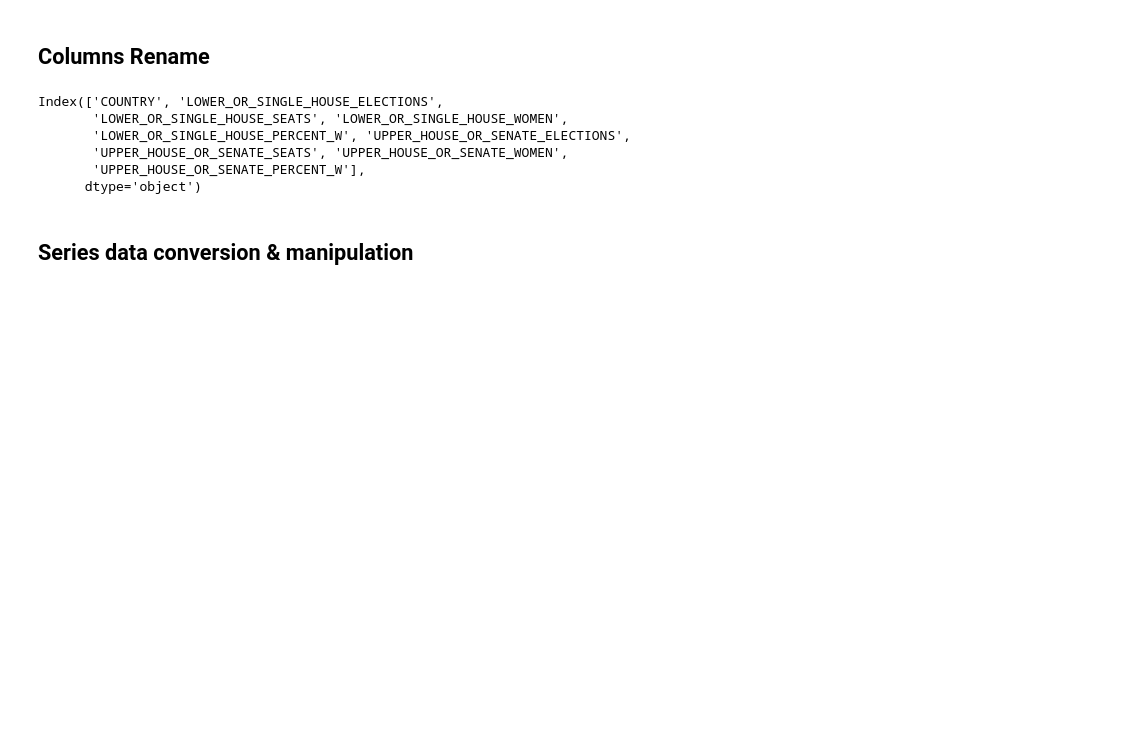
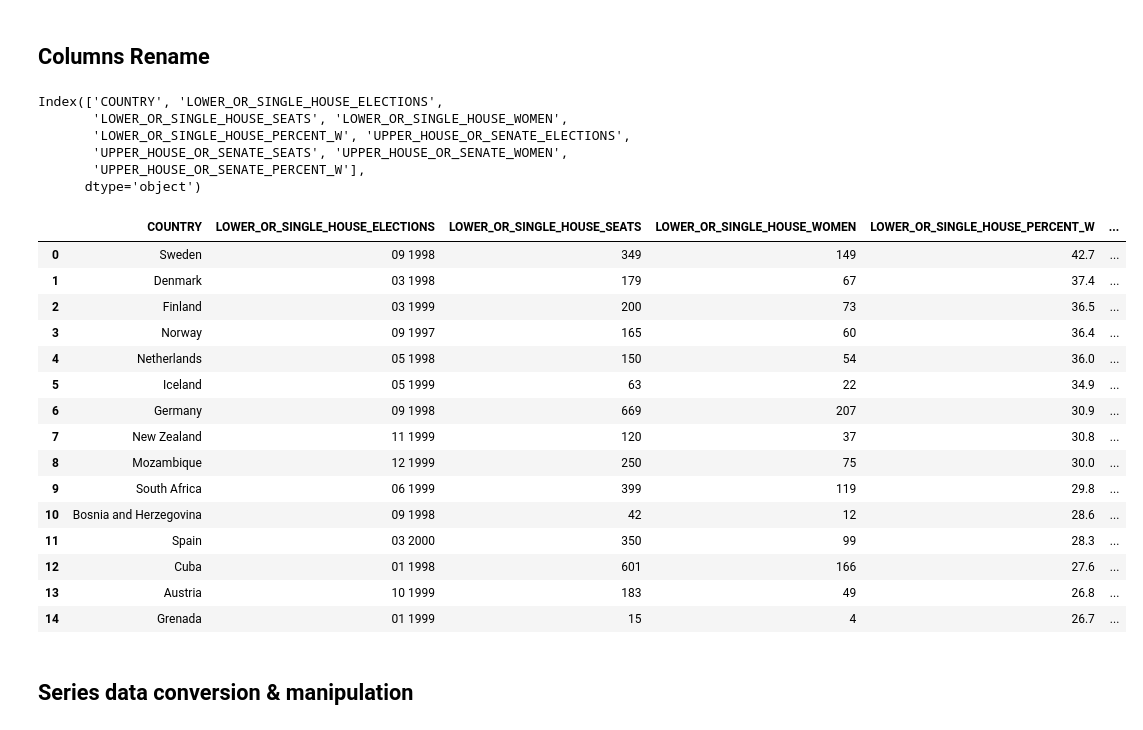
Before and after one commit to samroska/women-in-gov, a Jupyter notebook: world_data_aggregation.ipynb, the cells around one changed output. Saved outputs shown, nothing was run; the diff lists cells and outputs as text; code cells hidden in the pictures; blank space fills up the shorter version.

```diff
--- a/world_data_aggregation.ipynb
+++ b/world_data_aggregation.ipynb
@@ -66,6 +67,25 @@ Index(['COUNTRY', 'LOWER_OR_SINGLE_HOUSE_ELECTIONS',
        'UPPER_HOUSE_OR_SENATE_SEATS', 'UPPER_HOUSE_OR_SENATE_WOMEN',
        'UPPER_HOUSE_OR_SENATE_PERCENT_W'],
       dtype='object')
+# %%
+transform_df.head(15)
+# %% [output]
+|  | COUNTRY | LOWER_OR_SINGLE_HOUSE_ELECTIONS | LOWER_OR_SINGLE_HOUSE_SEATS | LOWER_OR_SINGLE_HOUSE_WOMEN | LOWER_OR_SINGLE_HOUSE_PERCENT_W | ... |
+| 0 | Sweden | 09 1998 | 349 | 149 | 42.7 | ... |
+| 1 | Denmark | 03 1998 | 179 | 67 | 37.4 | ... |
+| 2 | Finland | 03 1999 | 200 | 73 | 36.5 | ... |
+| 3 | Norway | 09 1997 | 165 | 60 | 36.4 | ... |
+| 4 | Netherlands | 05 1998 | 150 | 54 | 36.0 | ... |
+| 5 | Iceland | 05 1999 | 63 | 22 | 34.9 | ... |
+| 6 | Germany | 09 1998 | 669 | 207 | 30.9 | ... |
+| 7 | New Zealand | 11 1999 | 120 | 37 | 30.8 | ... |
+| 8 | Mozambique | 12 1999 | 250 | 75 | 30.0 | ... |
+| 9 | South Africa | 06 1999 | 399 | 119 | 29.8 | ... |
+| 10 | Bosnia and Herzegovina | 09 1998 | 42 | 12 | 28.6 | ... |
+| 11 | Spain | 03 2000 | 350 | 99 | 28.3 | ... |
+| 12 | Cuba | 01 1998 | 601 | 166 | 27.6 | ... |
+| 13 | Austria | 10 1999 | 183 | 49 | 26.8 | ... |
+| 14 | Grenada | 01 1999 | 15 | 4 | 26.7 | ... |
 # %% [markdown]
 ## Series data conversion & manipulation
 # %%
```
Also changed, not shown: parts of 3 cells of this notebook.
